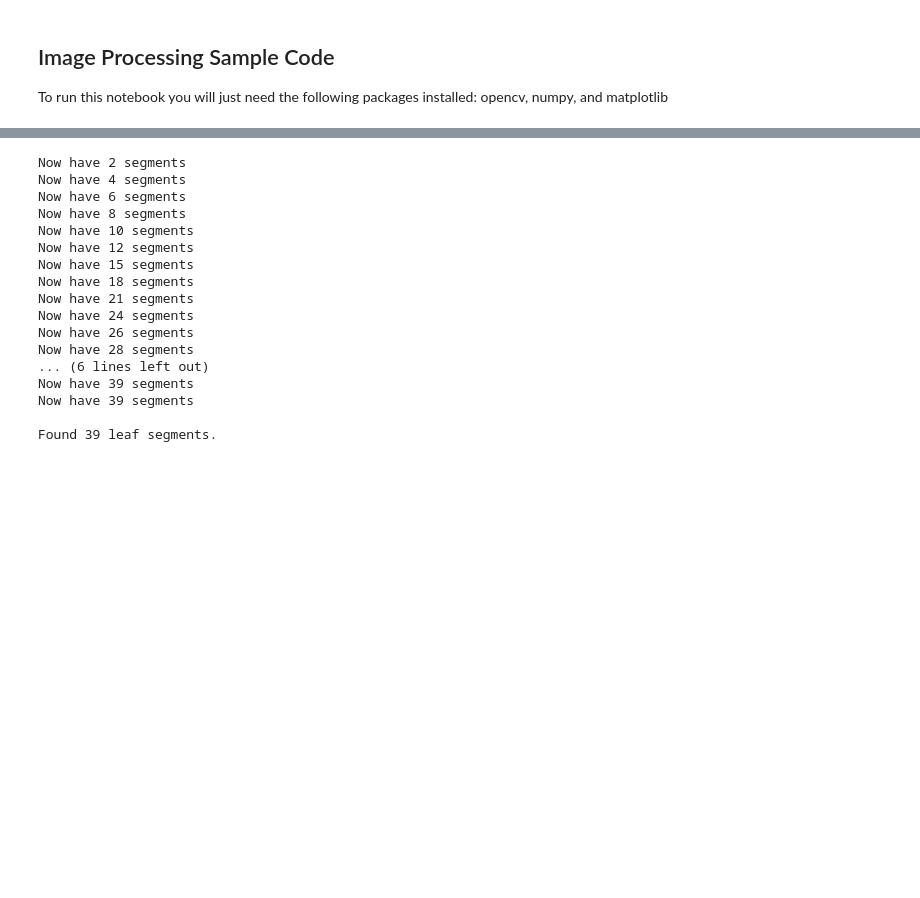
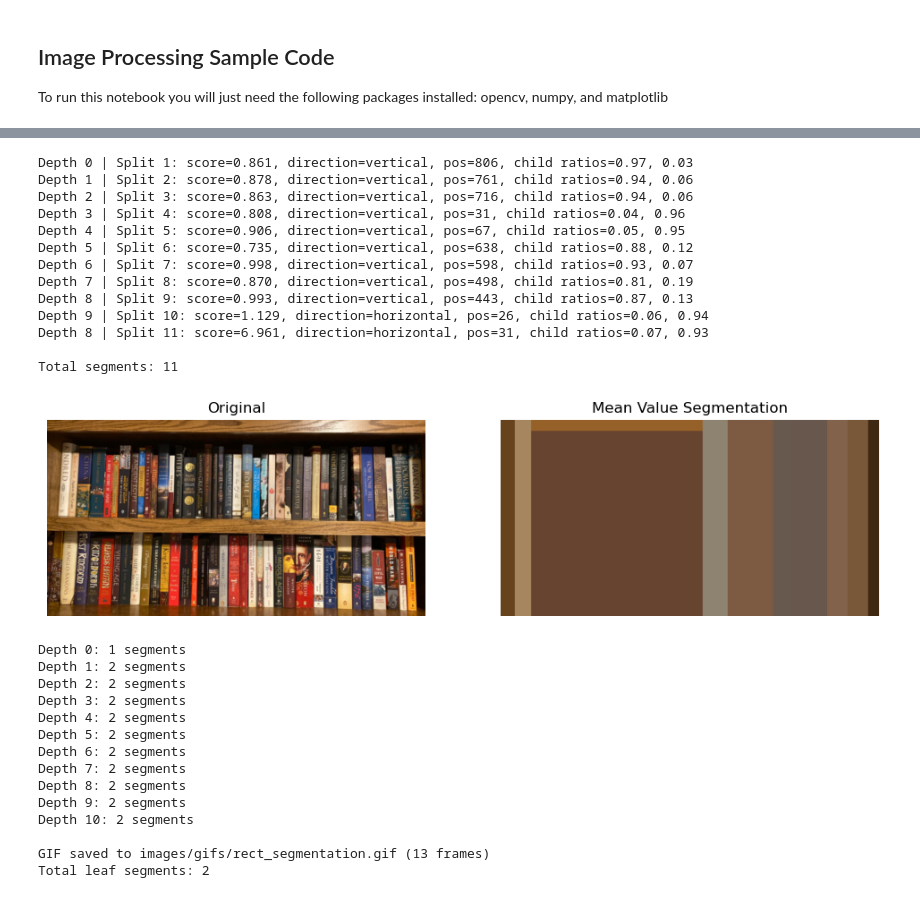
Before and after one commit to james-hughes1/rate-my-bookshelf-backend, a Jupyter notebook: image_processing.ipynb, the cells around one changed output, grey strips where cells are left out. Drawn from its saved outputs; the diff is of its cells as text; code cells hidden in the pictures; blank space fills up the shorter version.

Commit message:
Feat: Segmentation GIFs.

```diff
--- a/image_processing.ipynb
+++ b/image_processing.ipynb
@@ -25,22 +25,64 @@ plt.show()
 # %%
-# Segment image for book spines
-segmenter = SimpleSegmenter(image_path)
-book_spines = segmenter.segment()
+# Rectangular segmentation with verbose output
+masks_rect = segment_rect(
+    image,
+    min_size_factor=None,
+    score_threshold=0.2,
+    verbose=True
+)
+
+# Create mean-value visualization (still image)
+mean_img_rect = create_mean_value_image(image, masks_rect)
+plt.figure(figsize=(12, 6))
+plt.subplot(1, 2, 1)
+plt.imshow(image)
+plt.title('Original')
+plt.axis('off')
+plt.subplot(1, 2, 2)
+plt.imshow(mean_img_rect)
+plt.title('Mean Value Segmentation')
+plt.axis('off')
+plt.show()
+
+# Create animated GIFs showing the segmentation process
+masks_rect_gif = create_segmentation_gif(
+    image,
+    output_path='images/gifs/rect_segmentation.gif',
+    method='rect',
+    duration=300,  # 300ms per intermediate frame
+    final_duration=2000,  # 2 seconds for final frame
+    boundary_color=(255, 165, 0),  # Orange boundaries
+    thickness=2,
+    min_size_factor=None,
+    score_threshold=0.2,
+    verbose=True
+)
 # %% [output]
-Now have 2 segments
-Now have 4 segments
-Now have 6 segments
-Now have 8 segments
-Now have 10 segments
-Now have 12 segments
-Now have 15 segments
-Now have 18 segments
-Now have 21 segments
-Now have 24 segments
-Now have 26 segments
-Now have 28 segments
-... (6 lines left out)
-Now have 39 segments
-Now have 39 segments
+Depth 0 | Split 1: score=0.861, direction=vertical, pos=806, child ratios=0.97, 0.03
+Depth 1 | Split 2: score=0.878, direction=vertical, pos=761, child ratios=0.94, 0.06
+Depth 2 | Split 3: score=0.863, direction=vertical, pos=716, child ratios=0.94, 0.06
+Depth 3 | Split 4: score=0.808, direction=vertical, pos=31, child ratios=0.04, 0.96
+Depth 4 | Split 5: score=0.906, direction=vertical, pos=67, child ratios=0.05, 0.95
+Depth 5 | Split 6: score=0.735, direction=vertical, pos=638, child ratios=0.88, 0.12
+Depth 6 | Split 7: score=0.998, direction=vertical, pos=598, child ratios=0.93, 0.07
+Depth 7 | Split 8: score=0.870, direction=vertical, pos=498, child ratios=0.81, 0.19
+Depth 8 | Split 9: score=0.993, direction=vertical, pos=443, child ratios=0.87, 0.13
+Depth 9 | Split 10: score=1.129, direction=horizontal, pos=26, child ratios=0.06, 0.94
+Depth 8 | Split 11: score=6.961, direction=horizontal, pos=31, child ratios=0.07, 0.93
 
-Found 39 leaf segments.
+Total segments: 11
+[figure, added]
+Depth 0: 1 segments
+Depth 1: 2 segments
+Depth 2: 2 segments
+Depth 3: 2 segments
+Depth 4: 2 segments
+Depth 5: 2 segments
+Depth 6: 2 segments
+Depth 7: 2 segments
+Depth 8: 2 segments
+Depth 9: 2 segments
+Depth 10: 2 segments
+
+GIF saved to images/gifs/rect_segmentation.gif (13 frames)
+Total leaf segments: 2
```
Also changed, not shown: parts of 5 cells of this notebook, 1 other file.
